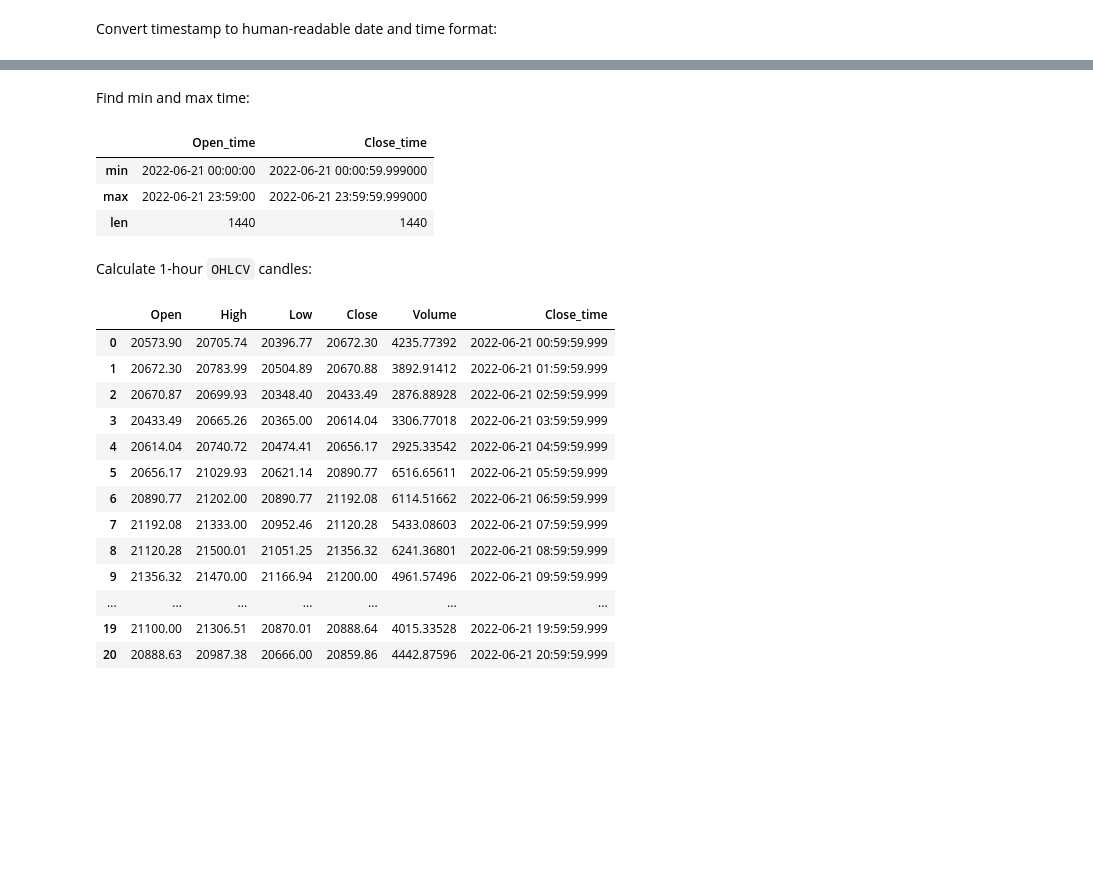
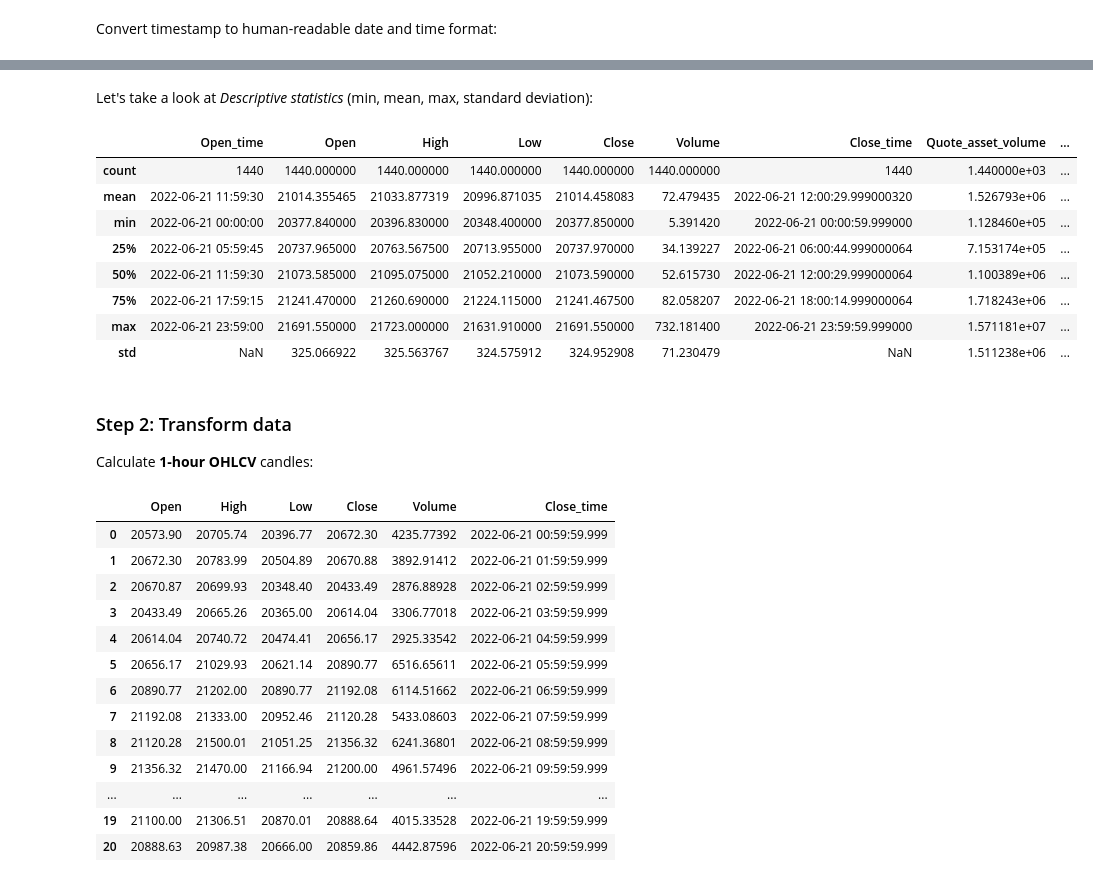
Before and after one commit to codez0mb1e/resistance, a Jupyter notebook: src/candidate_tests.ipynb, the cells around one changed output, grey strips where cells are left out. Saved outputs shown, nothing was run; the diff lists cells and outputs as text; code cells hidden in the pictures; blank space fills up the shorter version.

```diff
--- a/src/candidate_tests.ipynb
+++ b/src/candidate_tests.ipynb
@@ -115,14 +126,21 @@ btcusdt_df['Close_time'] = btcusdt_df.iloc[:, 6].apply(lambda t: datetime.fromti
-# %% [markdown]
-Find min and max time:
-# %%
-btcusdt_df[['Open_time', 'Close_time']].aggregate(func=[min, max, len])
-# %% [output]
-|  | Open_time | Close_time |
-| min | 2022-06-21 00:00:00 | 2022-06-21 00:00:59.999000 |
-| max | 2022-06-21 23:59:00 | 2022-06-21 23:59:59.999000 |
-| len | 1440 | 1440 |
-# %% [markdown]
-Calculate 1-hour `OHLCV` candles:
+# %% [markdown]
+Let's take a look at _Descriptive statistics_ (min, mean, max, standard deviation):
+# %%
+btcusdt_df.describe(datetime_is_numeric=True)
+# %% [output]
+|  | Open_time | Open | High | Low | Close | Volume | Close_time | Quote_asset_volume | ... |
+| count | 1440 | 1440.000000 | 1440.000000 | 1440.000000 | 1440.000000 | 1440.000000 | 1440 | 1.440000e+03 | ... |
+| mean | 2022-06-21 11:59:30 | 21014.355465 | 21033.877319 | 20996.871035 | 21014.458083 | 72.479435 | 2022-06-21 12:00:29.999000320 | 1.526793e+06 | ... |
+| min | 2022-06-21 00:00:00 | 20377.840000 | 20396.830000 | 20348.400000 | 20377.850000 | 5.391420 | 2022-06-21 00:00:59.999000 | 1.128460e+05 | ... |
+| 25% | 2022-06-21 05:59:45 | 20737.965000 | 20763.567500 | 20713.955000 | 20737.970000 | 34.139227 | 2022-06-21 06:00:44.999000064 | 7.153174e+05 | ... |
+| 50% | 2022-06-21 11:59:30 | 21073.585000 | 21095.075000 | 21052.210000 | 21073.590000 | 52.615730 | 2022-06-21 12:00:29.999000064 | 1.100389e+06 | ... |
+| 75% | 2022-06-21 17:59:15 | 21241.470000 | 21260.690000 | 21224.115000 | 21241.467500 | 82.058207 | 2022-06-21 18:00:14.999000064 | 1.718243e+06 | ... |
+| max | 2022-06-21 23:59:00 | 21691.550000 | 21723.000000 | 21631.910000 | 21691.550000 | 732.181400 | 2022-06-21 23:59:59.999000 | 1.571181e+07 | ... |
+| std | NaN | 325.066922 | 325.563767 | 324.575912 | 324.952908 | 71.230479 | NaN | 1.511238e+06 | ... |
+# %% [markdown]
+### Step 2: Transform data
+
+Calculate __1-hour OHLCV__ candles:
 # %%
 def calculate_ohclv(df: pd.DataFrame) -> pd.DataFrame:
     df['hour'] = df['Close_time'].apply(lambda t: t.hour)
```
Also changed, not shown: parts of 21 cells of this notebook.
